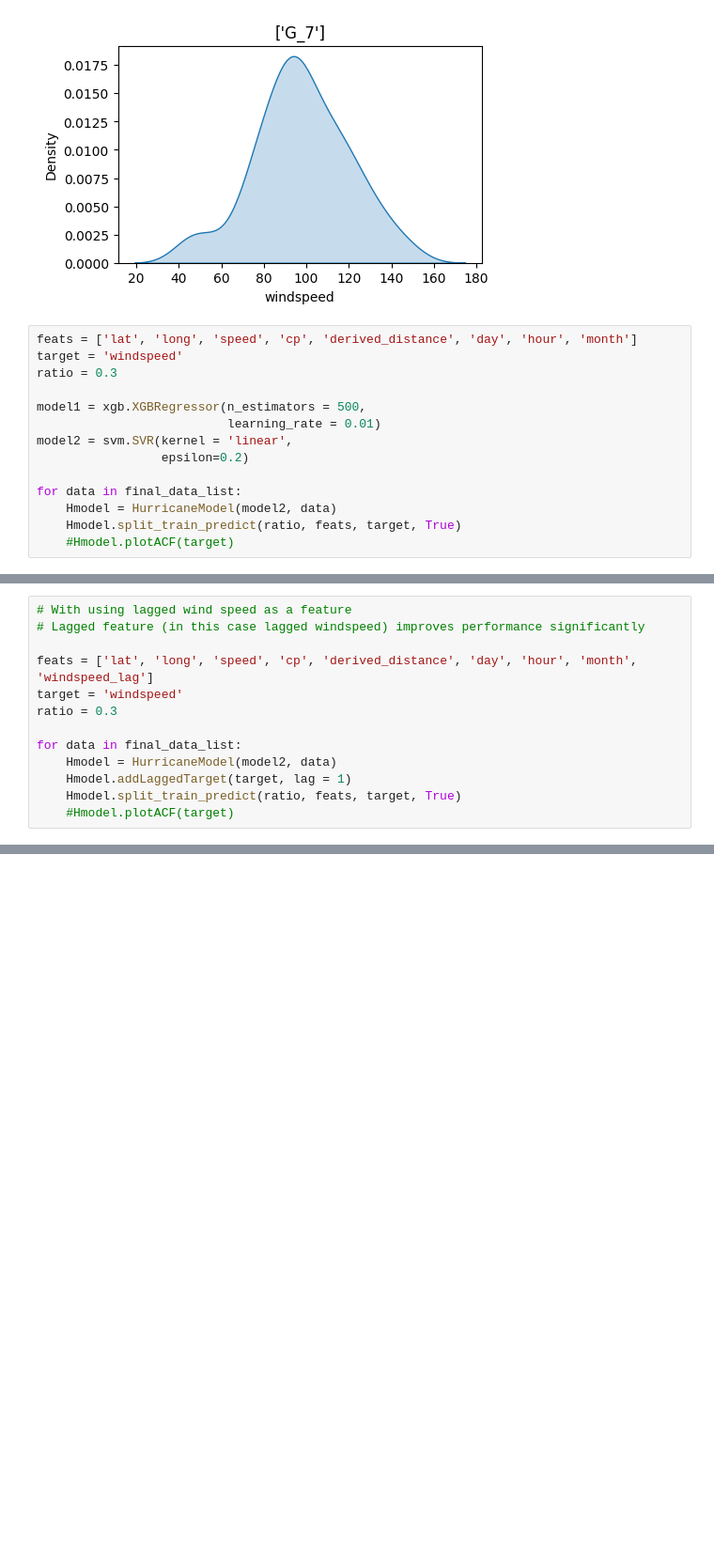
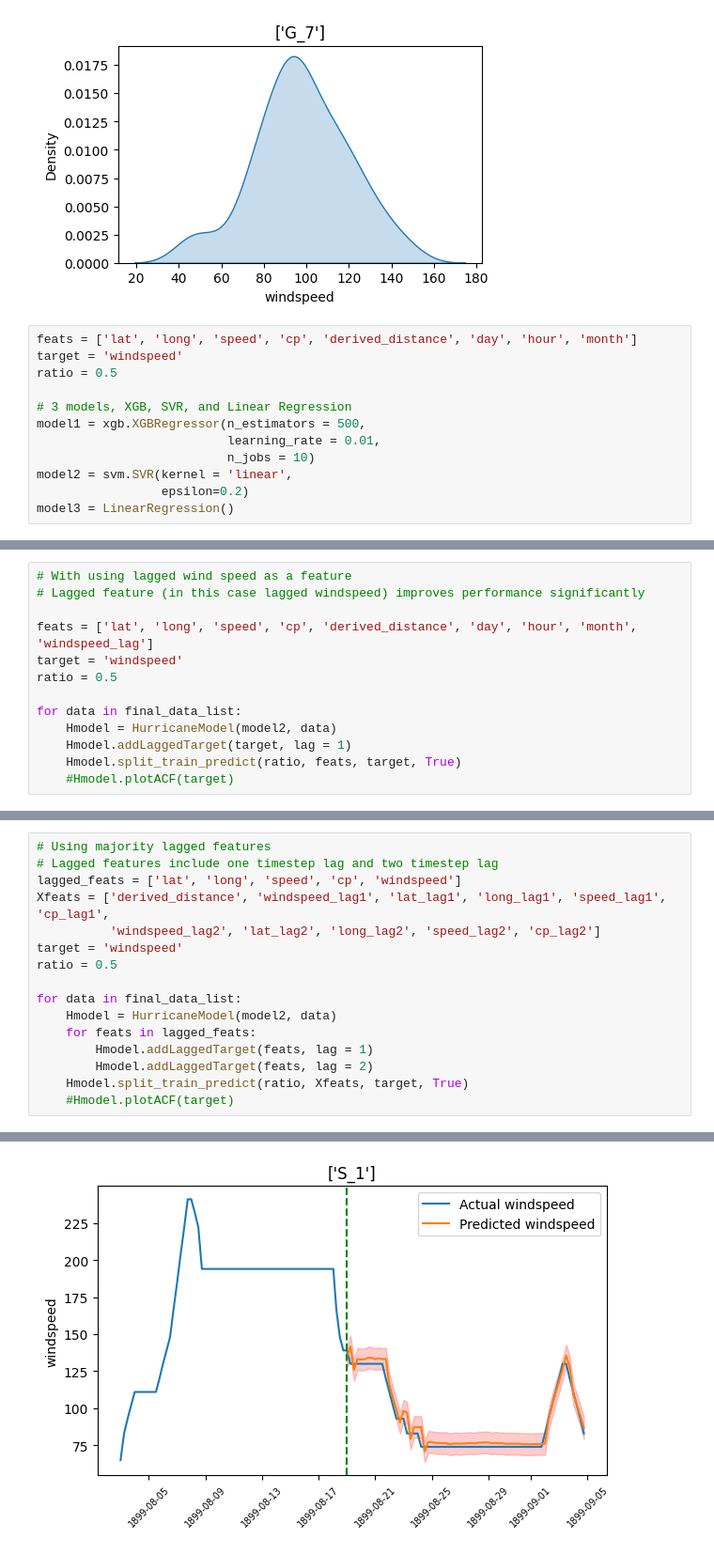
Before and after one commit to luoj21/hurricaneProj, a Jupyter notebook: matToPy.ipynb, the cells around one changed output, grey strips where cells are left out. Shown at 94% size. Cells and saved outputs as stored; diff of their text form; blank space fills up the shorter version.

Commit message:
added lr + lagged feature change

```diff
--- a/matToPy.ipynb
+++ b/matToPy.ipynb
@@ -116,14 +117,12 @@ for i in range(0, len(final_data_list)):
 # %%
 feats = ['lat', 'long', 'speed', 'cp', 'derived_distance', 'day', 'hour', 'month']
 target = 'windspeed'
-ratio = 0.3
+ratio = 0.5
 
+# 3 models, XGB, SVR, and Linear Regression
 model1 = xgb.XGBRegressor(n_estimators = 500,
-                          learning_rate = 0.01)
+                          learning_rate = 0.01,
+                          n_jobs = 10)
 model2 = svm.SVR(kernel = 'linear',
                  epsilon=0.2)
-
-for data in final_data_list:
-    Hmodel = HurricaneModel(model2, data)
-    Hmodel.split_train_predict(ratio, feats, target, True)
-    #Hmodel.plotACF(target)
+model3 = LinearRegression()
@@ -148,7 +153,7 @@ for data in final_data_list:
 
 feats = ['lat', 'long', 'speed', 'cp', 'derived_distance', 'day', 'hour', 'month', 'windspeed_lag']
 target = 'windspeed'
-ratio = 0.3
+ratio = 0.5
 
 for data in final_data_list:
     Hmodel = HurricaneModel(model2, data)
@@ -172,0 +165,17 @@ for data in final_data_list:
+# %%
+# Using majority lagged features
+# Lagged features include one timestep lag and two timestep lag
+lagged_feats = ['lat', 'long', 'speed', 'cp', 'windspeed']
+Xfeats = ['derived_distance', 'windspeed_lag1', 'lat_lag1', 'long_lag1', 'speed_lag1', 'cp_lag1',
+          'windspeed_lag2', 'lat_lag2', 'long_lag2', 'speed_lag2', 'cp_lag2']
+target = 'windspeed'
+ratio = 0.5
+
+for data in final_data_list:
+    Hmodel = HurricaneModel(model2, data)
+    for feats in lagged_feats:
+        Hmodel.addLaggedTarget(feats, lag = 1)
+        Hmodel.addLaggedTarget(feats, lag = 2)
+    Hmodel.split_train_predict(ratio, Xfeats, target, True)
+    #Hmodel.plotACF(target)
+# %% [output]
@@ -172,0 +189 @@ for data in final_data_list:
+[figure, added]
```
Also changed, not shown: parts of 5 cells of this notebook, 1 other file.
